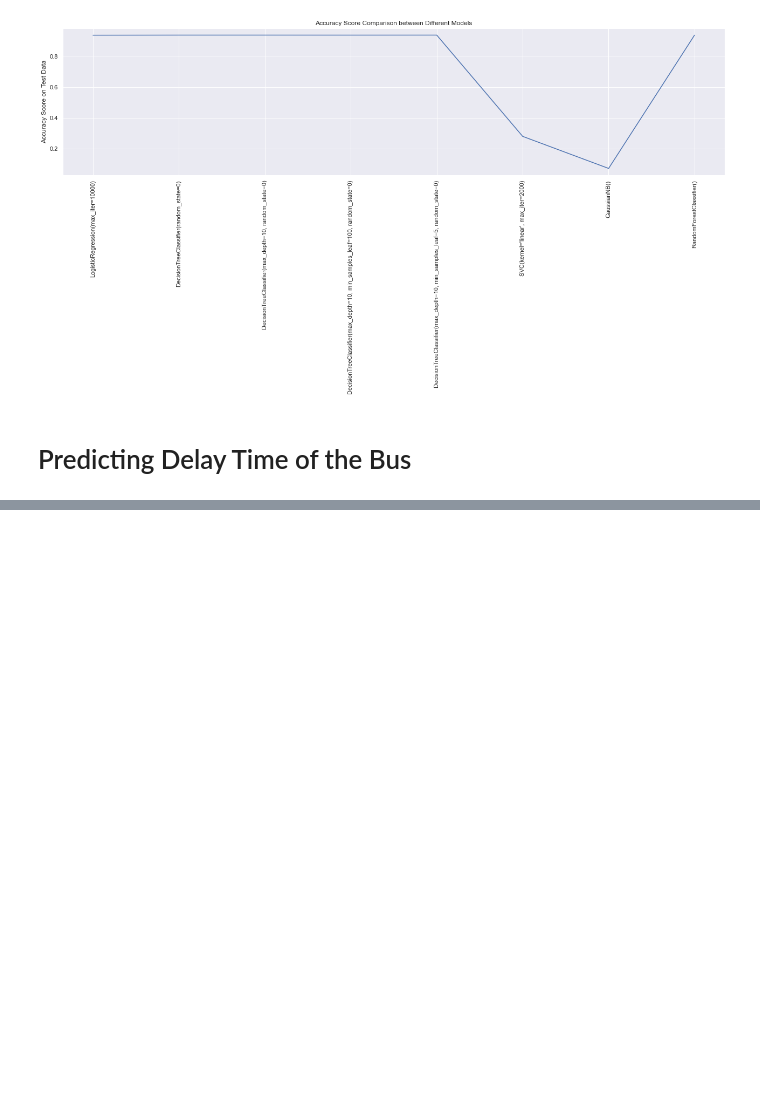
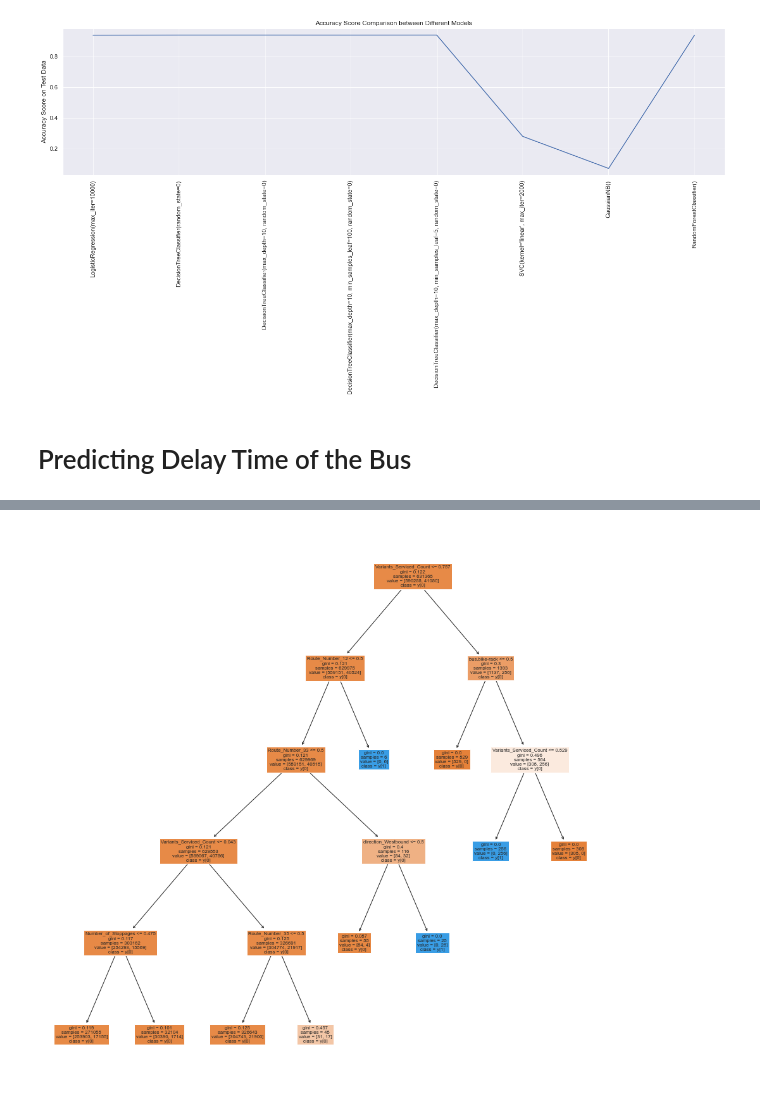
Before and after one commit to akshay-gera/Winnipeg-Transit-API-Data-Collection, a Jupyter notebook: ML_Modelling.ipynb, the cells around one changed output, grey strips where cells are left out. Cells and saved outputs as stored; diff of their text form; code cells hidden in the pictures; blank space fills up the shorter version.

```diff
--- a/ML_Modelling.ipynb
+++ b/ML_Modelling.ipynb
@@ -521,0 +540,11 @@ target_train
+# %%
+# plotting the Decision Tree and inferring the decision tree based on the input features
+
+from sklearn.tree import plot_tree
+from sklearn import tree
+
+fig = plt.figure(figsize=(16,16))
+tree.plot_tree(Dec_Tree_4, filled=True, feature_names=features.columns,class_names=True )
+plt.show()
+# %% [output]
+[figure, added]
```
Also changed, not shown: parts of 29 cells of this notebook, 2 other files.
